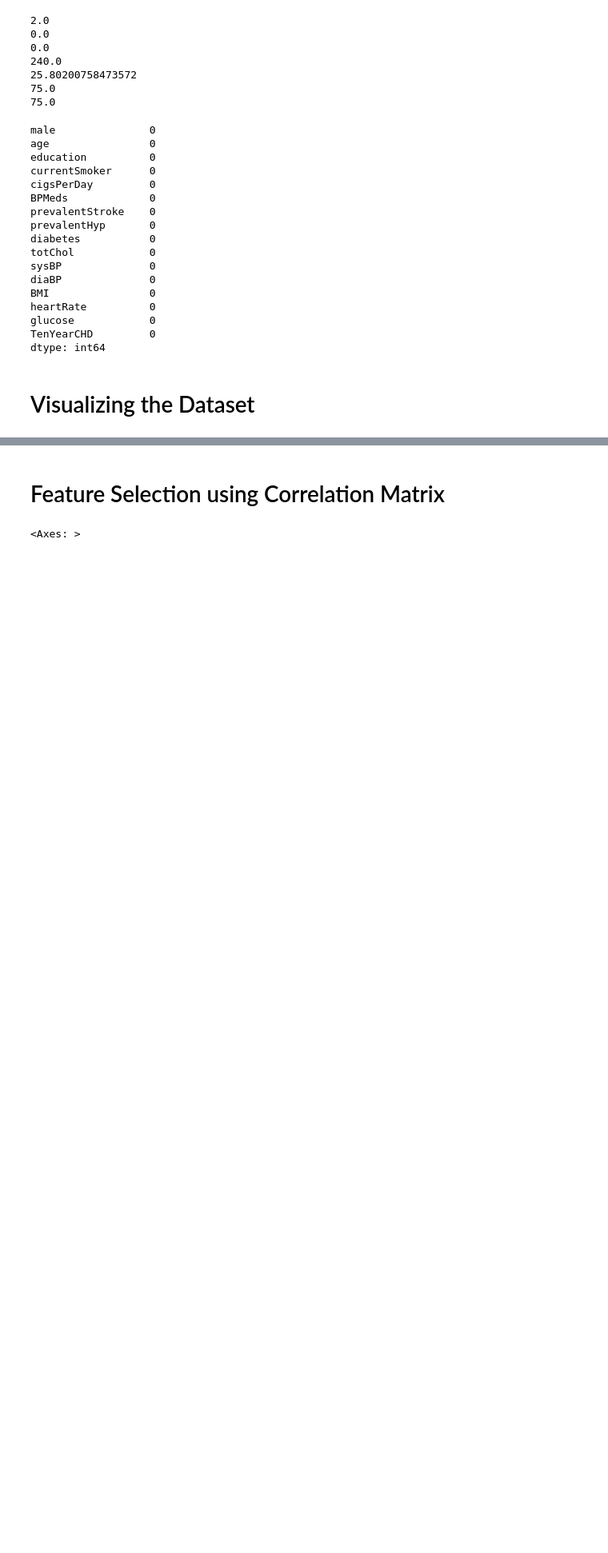
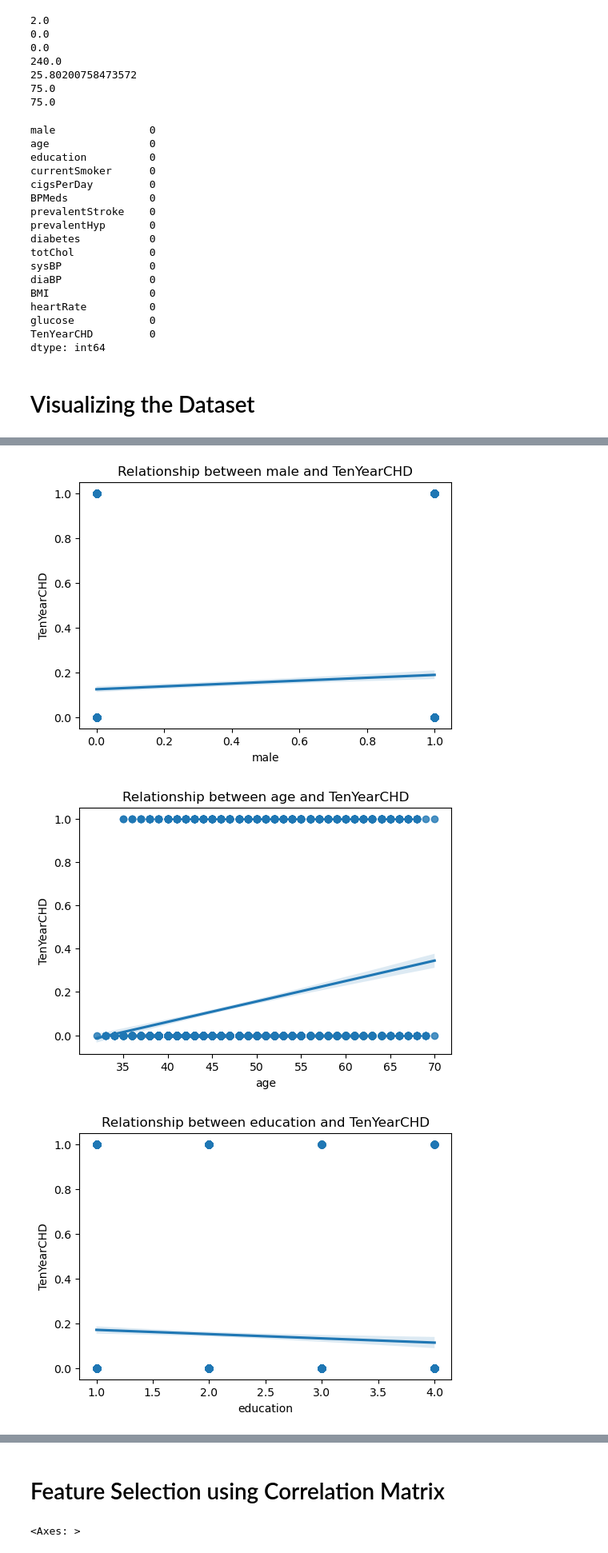
Before and after one commit to Dark-CodeX/AI-Predict-Heart-Disease, a Jupyter notebook: main.ipynb, the cells around one changed output, grey strips where cells are left out. Shown at 80% size. Saved outputs shown, nothing was run; the diff lists cells and outputs as text; code cells hidden in the pictures; blank space fills up the shorter version.

Commit message:
using `sns.regplot` for better understanding of the dataset and relationship between independent variables with `TenYearCHD`

```diff
--- a/main.ipynb
+++ b/main.ipynb
@@ -123,0 +104,13 @@ for col in cols:
+# %%
+cols = data.columns
+cols = cols.drop("TenYearCHD")
+
+for var in cols:
+    plt.figure(figsize=(6,4))
+    sns.regplot(x=data[var], y=data["TenYearCHD"])
+    plt.title(f'Relationship between {var} and TenYearCHD')
+    plt.show()
+# %% [output]
+[figure, added]
+[figure, added]
+[figure, added]
```
Also changed, not shown: parts of 2 cells of this notebook.
